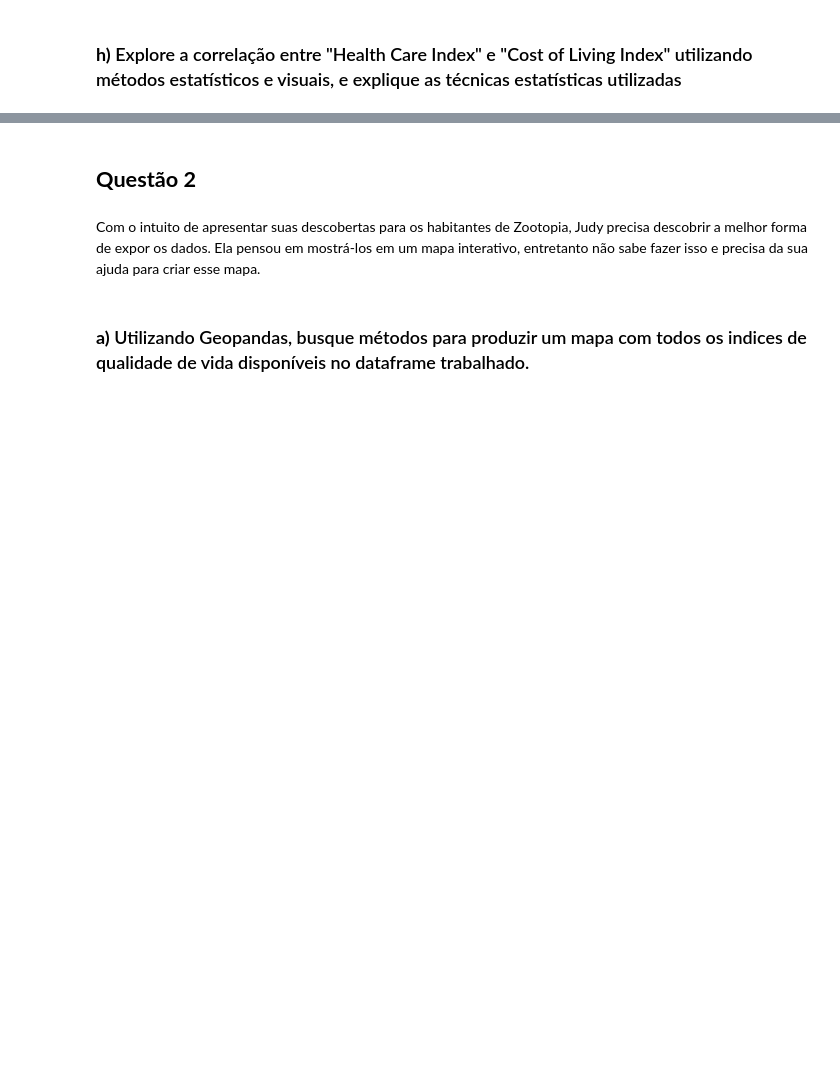
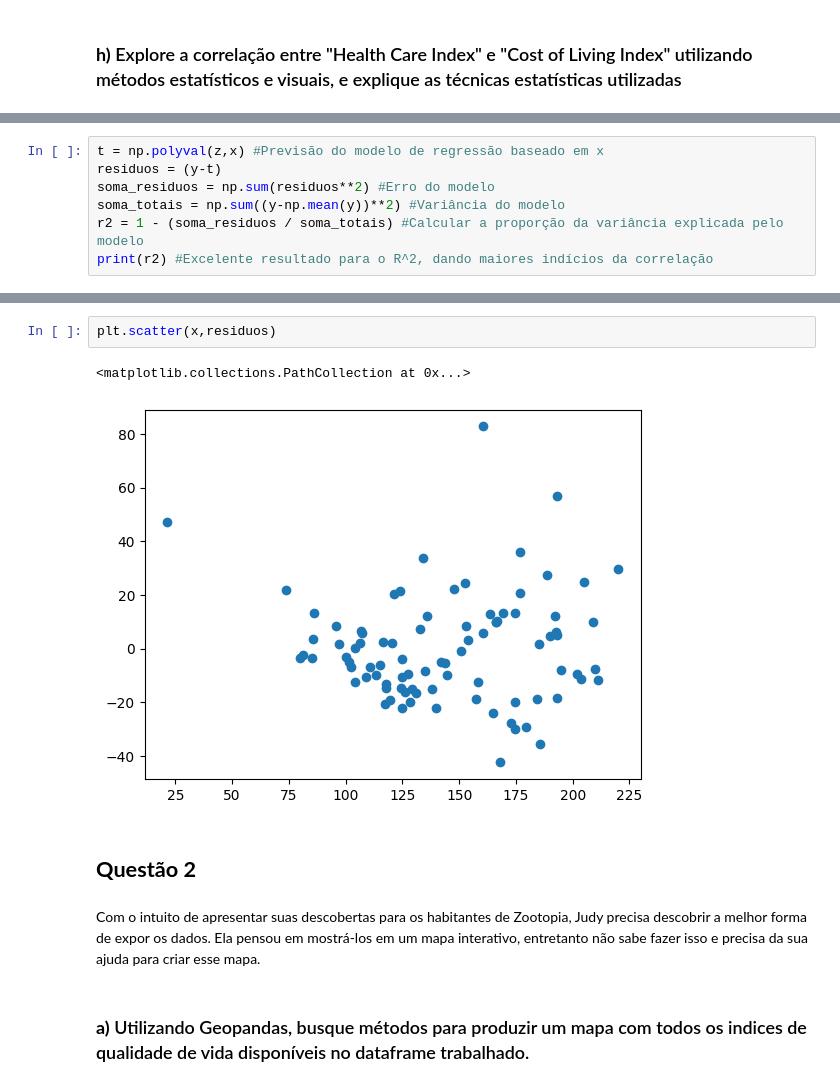
Before and after one commit to lsjesus/feadev_caseps, a Jupyter notebook: Case Avançado.ipynb, the cells around one changed output, grey strips where cells are left out. Saved outputs shown, nothing was run; the diff lists cells and outputs as text; blank space fills up the shorter version.

```diff
--- a/Case Avançado.ipynb
+++ b/Case Avançado.ipynb
@@ -64,0 +161,7 @@ O amigo de Flecha possui um arquivo .csv que há informações que podem ser út
+# %%
+t = np.polyval(z,x) #Previsão do modelo de regressão baseado em x
+residuos = (y-t)
+soma_residuos = np.sum(residuos**2) #Erro do modelo
+soma_totais = np.sum((y-np.mean(y))**2) #Variância do modelo
+r2 = 1 - (soma_residuos / soma_totais) #Calcular a proporção da variância explicada pelo modelo
+print(r2) #Excelente resultado para o R^2, dando maiores indícios da correlação
@@ -65,3 +181,8 @@ O amigo de Flecha possui um arquivo .csv que há informações que podem ser út
+# %%
+plt.scatter(x,residuos)
+# %% [output]
+<matplotlib.collections.PathCollection at 0x...>
+[figure, added]
 # %% [markdown]
 ## **Questão 2**
 # %% [markdown]
```
Also changed, not shown: parts of 14 cells of this notebook.
